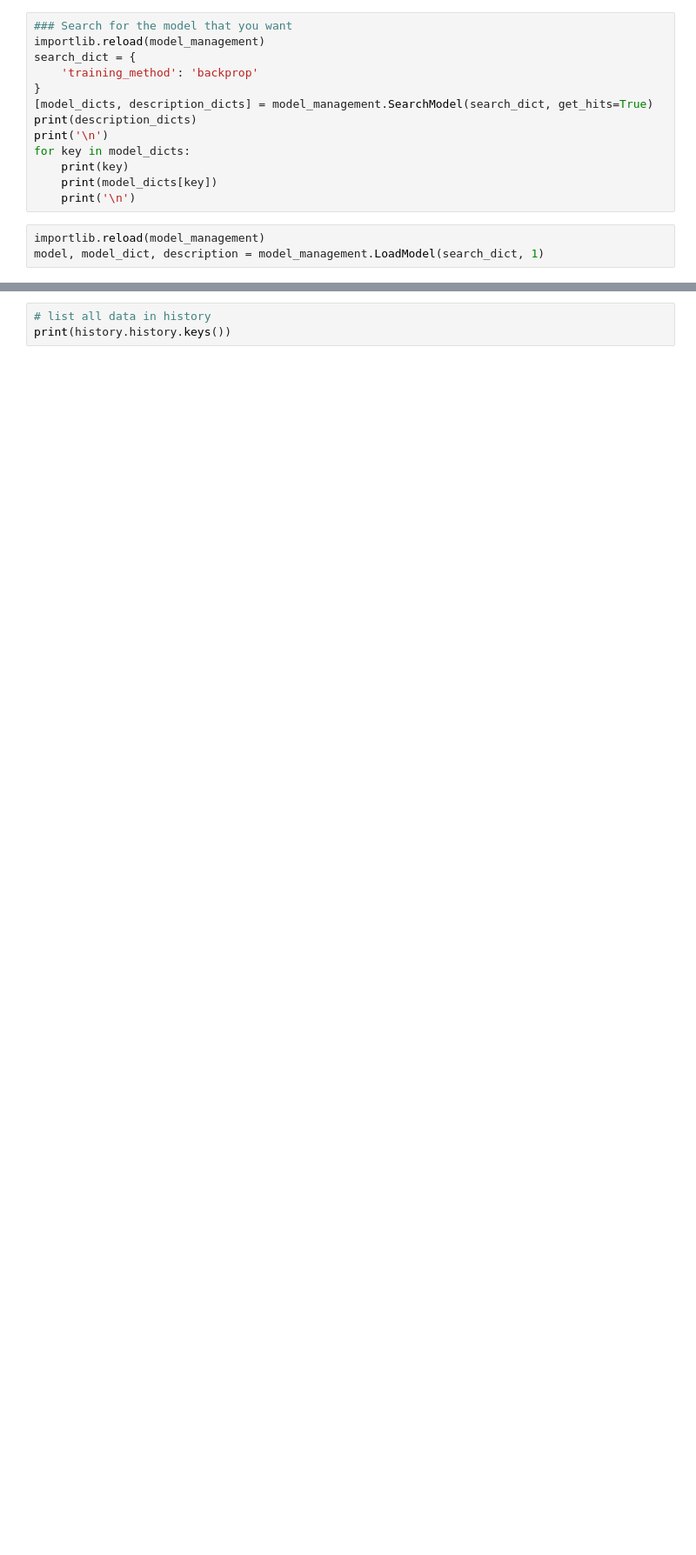
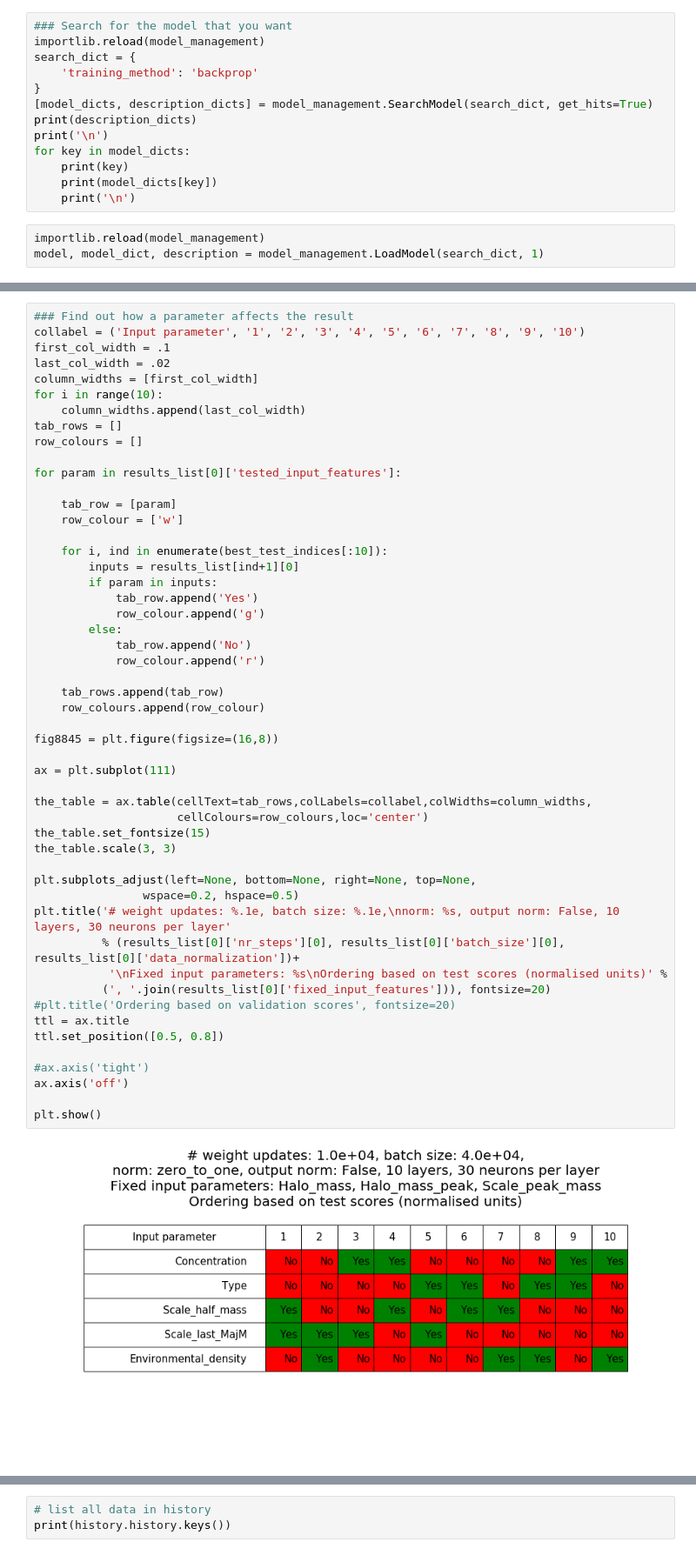
Before and after one commit to magnus-lindstrom/masters-project-galaxy-formation, a Jupyter notebook: code/useful_code/backprop_trained_networks/several_inputs_outputs_backprop.ipynb, the cells around one changed output, grey strips where cells are left out. Shown at 87% size. Drawn from its saved outputs; the diff is of its cells as text; blank space fills up the shorter version.

```diff
--- a/code/useful_code/backprop_trained_networks/several_inputs_outputs_backprop.ipynb
+++ b/code/useful_code/backprop_trained_networks/several_inputs_outputs_backprop.ipynb
@@ -471,0 +521,53 @@ print(loaded_list)
+# %%
+### Find out how a parameter affects the result
+collabel = ('Input parameter', '1', '2', '3', '4', '5', '6', '7', '8', '9', '10')
+first_col_width = .1
+last_col_width = .02
+column_widths = [first_col_width]
+for i in range(10):
+    column_widths.append(last_col_width)
+tab_rows = []
+row_colours = []
+
+for param in results_list[0]['tested_input_features']:
+
+    tab_row = [param]
+    row_colour = ['w']
+
+    for i, ind in enumerate(best_test_indices[:10]):
+        inputs = results_list[ind+1][0]
+        if param in inputs:
+            tab_row.append('Yes')
+            row_colour.append('g')
+        else:
+            tab_row.append('No')
+            row_colour.append('r')
+
+    tab_rows.append(tab_row)
+    row_colours.append(row_colour)
+
+fig8845 = plt.figure(figsize=(16,8))
+
+ax = plt.subplot(111)
+
+the_table = ax.table(cellText=tab_rows,colLabels=collabel,colWidths=column_widths,
+                     cellColours=row_colours,loc='center')
+the_table.set_fontsize(15)
+the_table.scale(3, 3)
+
+plt.subplots_adjust(left=None, bottom=None, right=None, top=None,
+                wspace=0.2, hspace=0.5)
+plt.title('# weight updates: %.1e, batch size: %.1e,\nnorm: %s, output norm: False, 10 layers, 30 neurons per layer'
+          % (results_list[0]['nr_steps'][0], results_list[0]['batch_size'][0], results_list[0]['data_normalization'])+
+           '\nFixed input parameters: %s\nOrdering based on test scores (normalised units)' %
+          (', '.join(results_list[0]['fixed_input_features'])), fontsize=20)
+#plt.title('Ordering based on validation scores', fontsize=20)
+ttl = ax.title
+ttl.set_position([0.5, 0.8])
+
+#ax.axis('tight')
+ax.axis('off')
+
+plt.show()
+# %% [output]
+[figure, added]
```
Also changed, not shown: parts of 64 cells of this notebook, 21 other files.
